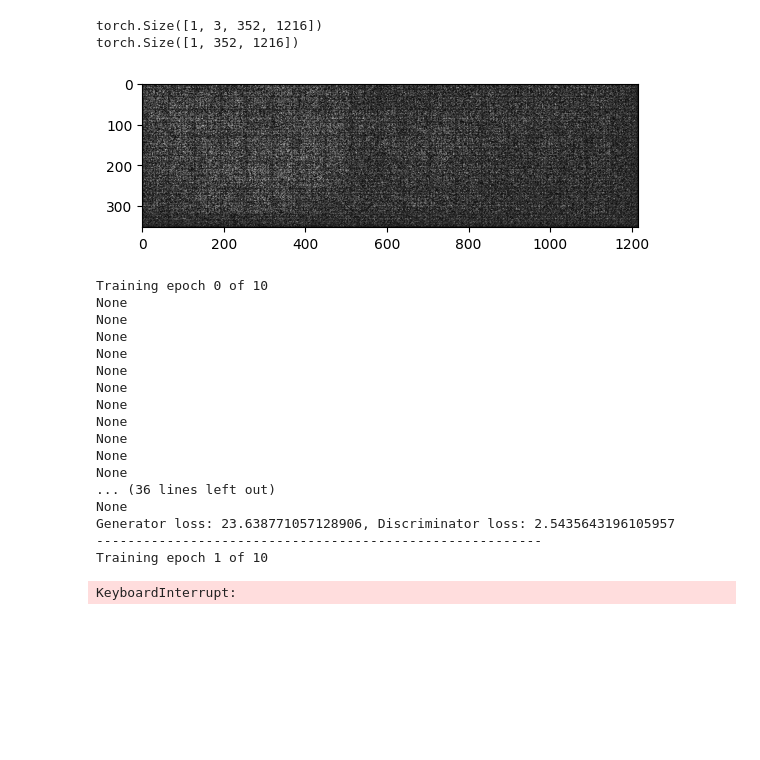
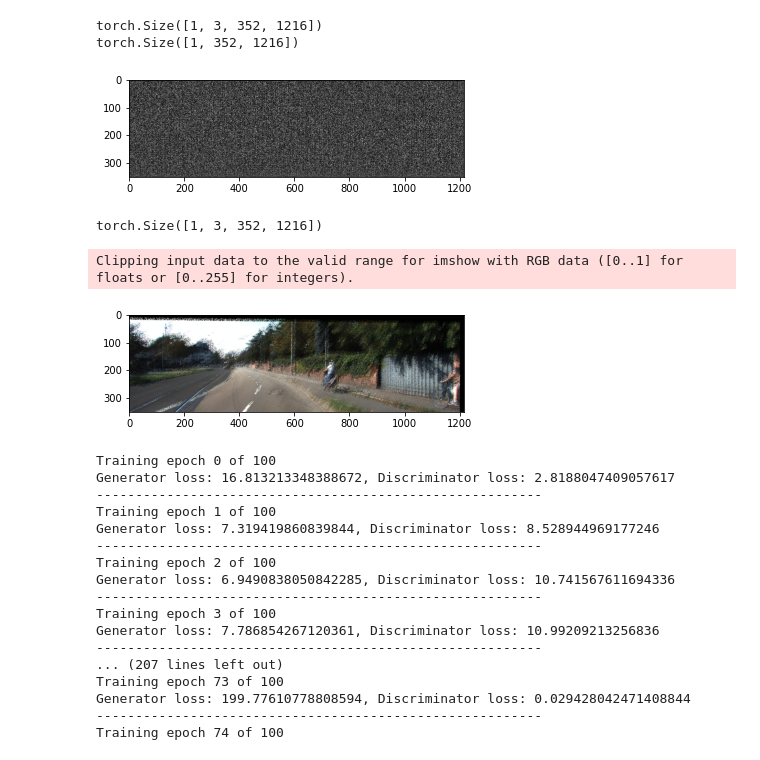
Before and after one commit to KeyiDing/dl_final_project, a Jupyter notebook: GAN_demo.ipynb, the cells around one changed output. Drawn from its saved outputs; the diff is of its cells as text; code cells hidden in the pictures; blank space fills up the shorter version.

Commit message:
use inverse wrap

```diff
--- a/GAN_demo.ipynb
+++ b/GAN_demo.ipynb
@@ -14,43 +14,60 @@ import sys
 from models.GAN import DPGAN
 # %%
-img = Image.open("models/1.png")
+img = Image.open("images/1.png")
 transform = transforms.ToTensor()
 img = transform(img)
 img = img[None, :, :, :]
 print(img.shape)
 
 model = DepthNet()
 depth = model(img)
 depth = torch.squeeze(depth, dim=0)
 print(depth.shape)
 
 plt.imshow(np.transpose(depth.detach().numpy(), (1,2,0)), cmap="gray");
 # %% [output]
 torch.Size([1, 3, 352, 1216])
 torch.Size([1, 352, 1216])
-[figure, old version]
+[figure, new version]
+# %%
+img = Image.open("images/0.png")
+transform = transforms.ToTensor()
+img = transform(img)
+img = img[None, :, :, :]
+print(img.shape)
+
+pose_left = torch.tensor([[ 0.0100, -0.0100,  0.0100,  0.0100,  0.0100, -0.0100]])
+intrinsics = torch.tensor([[721.5377, 0, 596.5593],
+                                           [0, 721.5377, 149.854],
+                                           [0, 0, 1]])
+rep = inverse_warp(img, depth, pose_left,intrinsics,rotation_mode='euler', padding_mode='zeros')
+rep= torch.squeeze(rep[0], dim=0)
+plt.imshow(np.transpose(rep.detach().numpy(), (1,2,0)));
+# %% [output]
+torch.Size([1, 3, 352, 1216])
+Clipping input data to the valid range for imshow with RGB data ([0..1] for floats or [0..255] for integers).
+[figure, added]
 # %%
 dpgan = DPGAN()
 # dpgan.to('cuda')
 # dpgan.train(None,5,10)
 # %%
-dpgan.train_model(None,5,10)
+dpgan.train_model(None,20,100)
 # %% [output]
-Training epoch 0 of 10
-None
-None
-None
-None
-None
-None
-None
-None
-None
-None
-None
-... (36 lines left out)
-None
-Generator loss: 23.638771057128906, Discriminator loss: 2.5435643196105957
+Training epoch 0 of 100
+Generator loss: 16.813213348388672, Discriminator loss: 2.8188047409057617
 ---------------------------------------------------------
-Training epoch 1 of 10
+Training epoch 1 of 100
+Generator loss: 7.319419860839844, Discriminator loss: 8.528944969177246
+---------------------------------------------------------
+Training epoch 2 of 100
+Generator loss: 6.9490838050842285, Discriminator loss: 10.741567611694336
+---------------------------------------------------------
+Training epoch 3 of 100
+Generator loss: 7.786854267120361, Discriminator loss: 10.99209213256836
+---------------------------------------------------------
+... (207 lines left out)
+Training epoch 73 of 100
+Generator loss: 199.77610778808594, Discriminator loss: 0.029428042471408844
+---------------------------------------------------------
+Training epoch 74 of 100
-KeyboardInterrupt:
```
Also changed, not shown: parts of 1 cell of this notebook, 5 other files.
